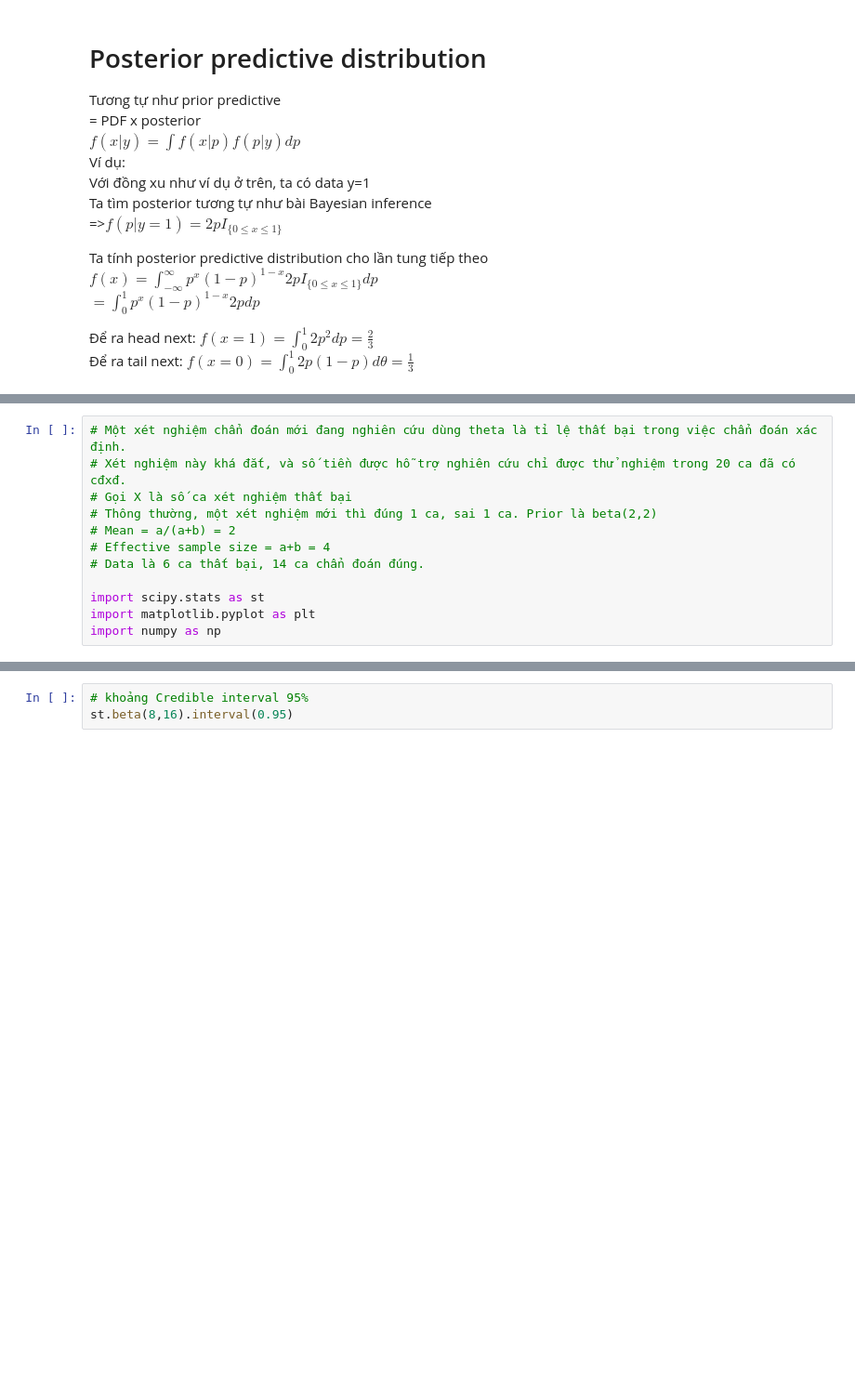
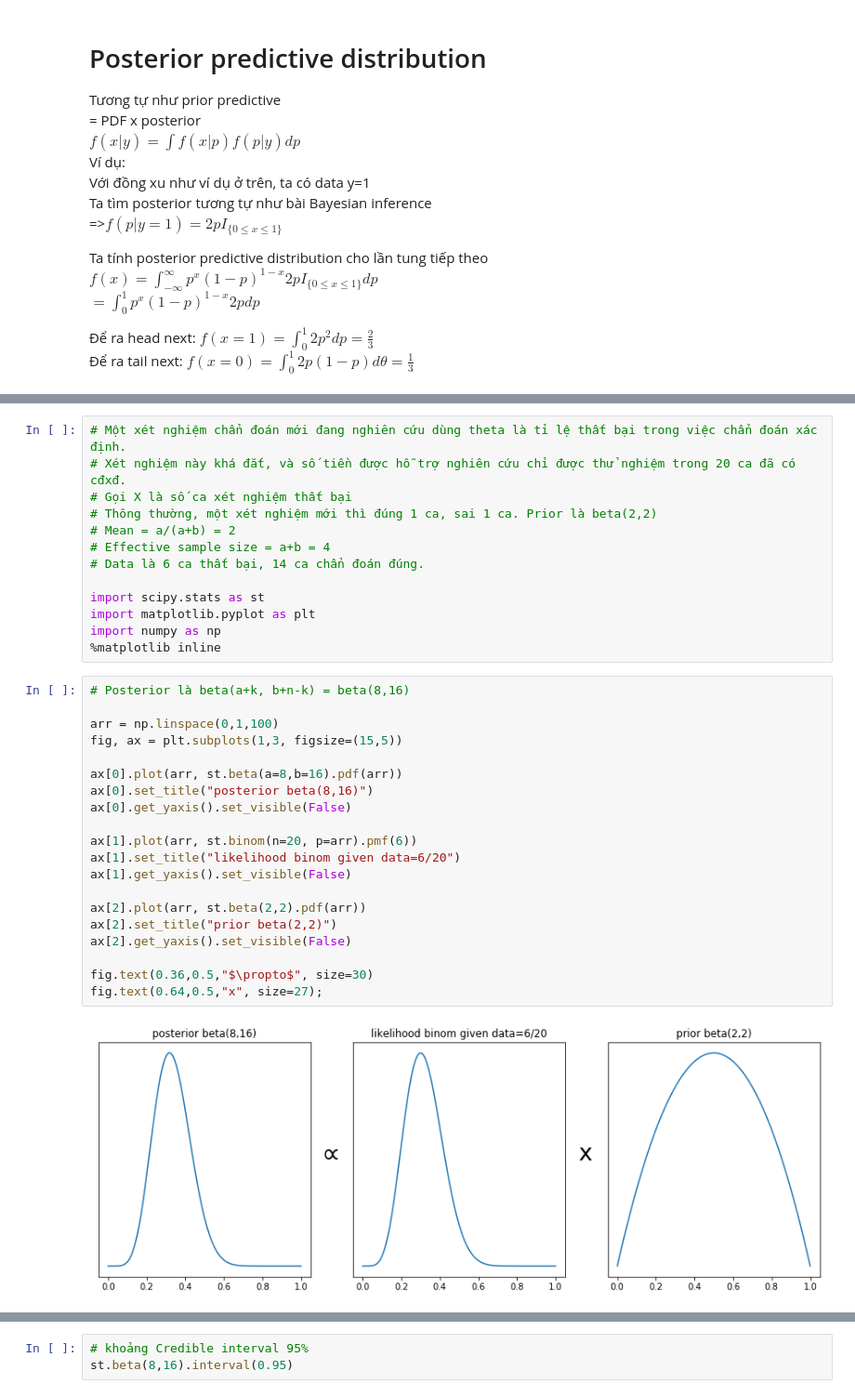
Before and after one commit to nguyetvo/cch-data-notebooks, a Jupyter notebook: unit_4/choosing-prior.ipynb, the cells around one changed output, grey strips where cells are left out. Shown: that part at 93% size. Cells and saved outputs as stored; diff of their text form; blank space fills up the shorter version.

```diff
--- a/unit_4/choosing-prior.ipynb
+++ b/unit_4/choosing-prior.ipynb
@@ -91,4 +89,27 @@ Khi n >> $\alpha + \beta$ thì posterior ít bị ảnh hưởng bởi prior.
 import scipy.stats as st
 import matplotlib.pyplot as plt
 import numpy as np
+%matplotlib inline
+# %%
+# Posterior là beta(a+k, b+n-k) = beta(8,16)
+
+arr = np.linspace(0,1,100)
+fig, ax = plt.subplots(1,3, figsize=(15,5))
+
+ax[0].plot(arr, st.beta(a=8,b=16).pdf(arr))
+ax[0].set_title("posterior beta(8,16)")
+ax[0].get_yaxis().set_visible(False)
+
+ax[1].plot(arr, st.binom(n=20, p=arr).pmf(6))
+ax[1].set_title("likelihood binom given data=6/20")
+ax[1].get_yaxis().set_visible(False)
+
+ax[2].plot(arr, st.beta(2,2).pdf(arr))
+ax[2].set_title("prior beta(2,2)")
+ax[2].get_yaxis().set_visible(False)
+
+fig.text(0.36,0.5,"$\propto$", size=30)
+fig.text(0.64,0.5,"x", size=27);
+# %% [output]
+[figure, added]
 # %%
```
Also changed, not shown: parts of 7 cells of this notebook, 1 other file.
